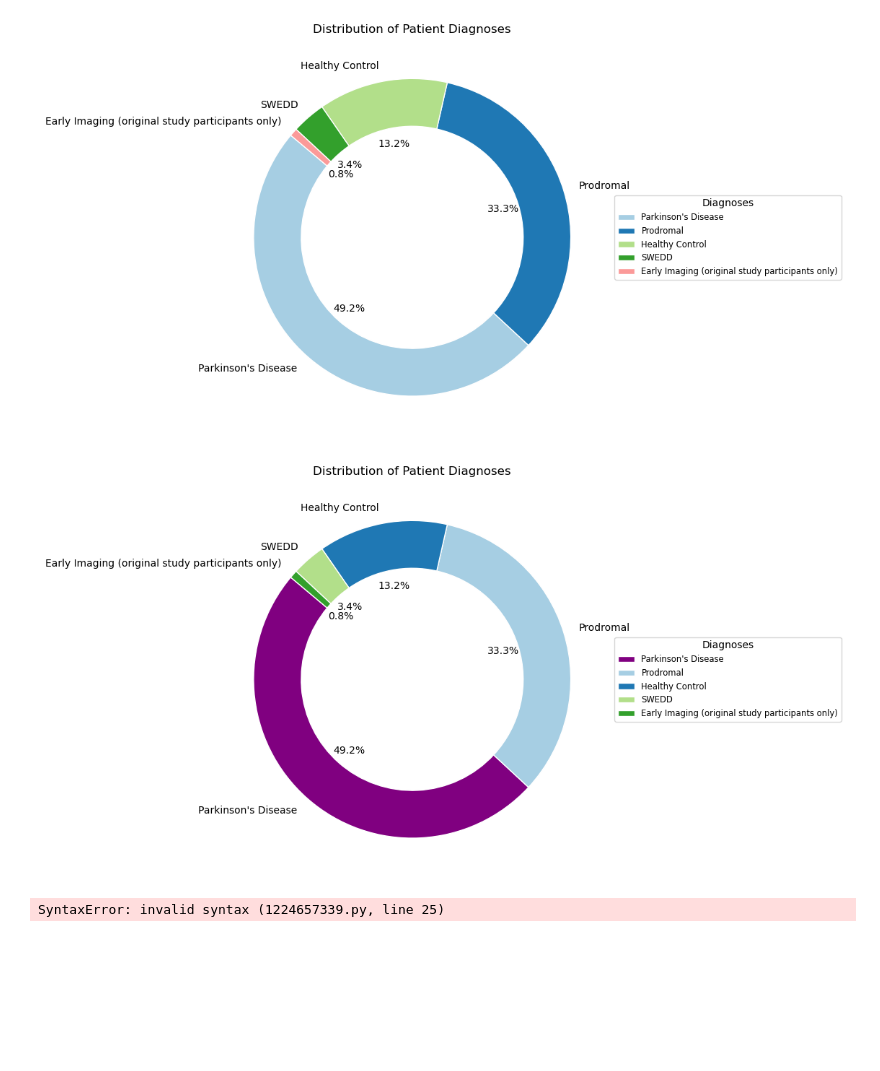
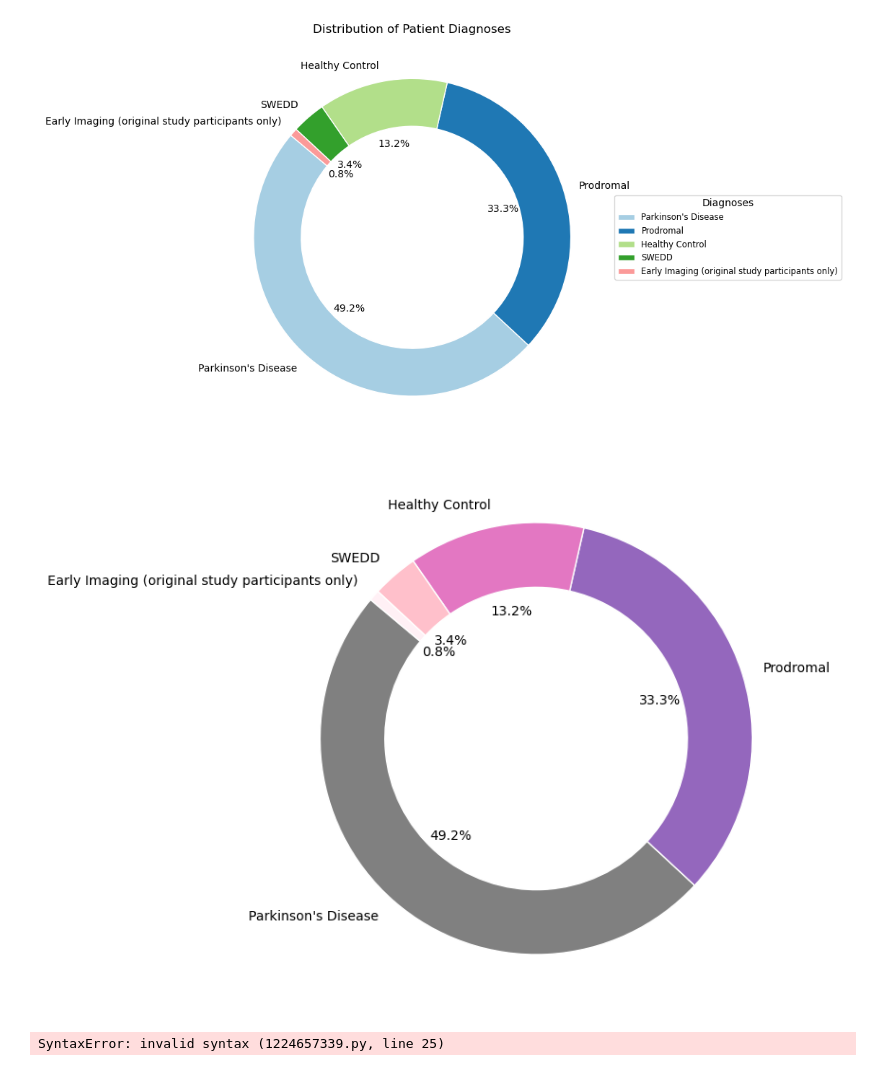
Before and after one commit to zainabnazari/ppmi, a Jupyter notebook: Draft/slide/main_slide_ppmi_notebook.ipynb, the cells around one changed output. Cells and saved outputs as stored; diff of their text form; code cells hidden in the pictures; blank space fills up the shorter version.

```diff
--- a/Draft/slide/main_slide_ppmi_notebook.ipynb
+++ b/Draft/slide/main_slide_ppmi_notebook.ipynb
@@ -450,29 +447,29 @@ plt.savefig('distribution_patients.png');
 # %%
 import pandas as pd
 import matplotlib.pyplot as plt
 
 # Group by 'COHORT_DEFINITION' and count occurrences
 diagnosis_counts = diago1['COHORT_DEFINITION'].value_counts()
 
 # Set a professional color palette with at least one purple
-colors = ['purple'] + list(plt.cm.Paired(range(len(diagnosis_counts) - 1)))
+colors = ['grey'] +['tab:purple']+["tab:pink"]+["pink"]+ ["lavenderblush"]+list(plt.cm.Paired(range(len(diagnosis_counts) - 1)))
 
 # Plotting the pie chart
 plt.figure(figsize=(12, 6))
 plt.subplot(1, 1, 1)  # Creating a subplot for the pie chart
 patches, texts, autotexts = plt.pie(
     diagnosis_counts, labels=diagnosis_counts.index, autopct='%1.1f%%', startangle=140, colors=colors,
     wedgeprops=dict(width=0.3, edgecolor='w')  # Add a white border to pie chart wedges
 )
 
 # Adding a legend with associated colors
-plt.legend(patches, diagnosis_counts.index, title='Diagnoses', loc='center left', bbox_to_anchor=(1, 0.5), fontsize='small')
+#plt.legend(patches, diagnosis_counts.index, title='Diagnoses', loc='center left', bbox_to_anchor=(1, 0.5), fontsize='small')
 
-plt.title('Distribution of Patient Diagnoses')
+#plt.title('Distribution of Patient Diagnoses')
 plt.tight_layout()  # Ensures that the plots do not overlap
-plt.savefig('distribution_patients.png');
+plt.savefig('distribution_patients.png',  transparent=True);
 # %% [output]
-[figure, old version]
+[figure, new version]
 # %%
 import pandas as pd
 import matplotlib.pyplot as plt
```
Also changed, not shown: parts of 3 cells of this notebook, 6 other files.
